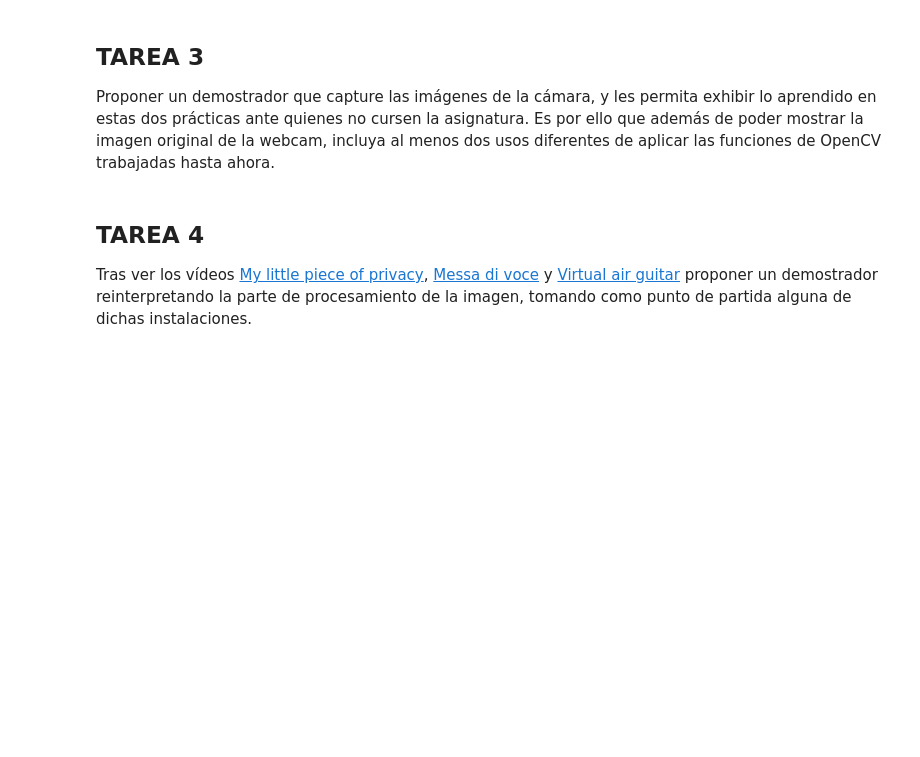
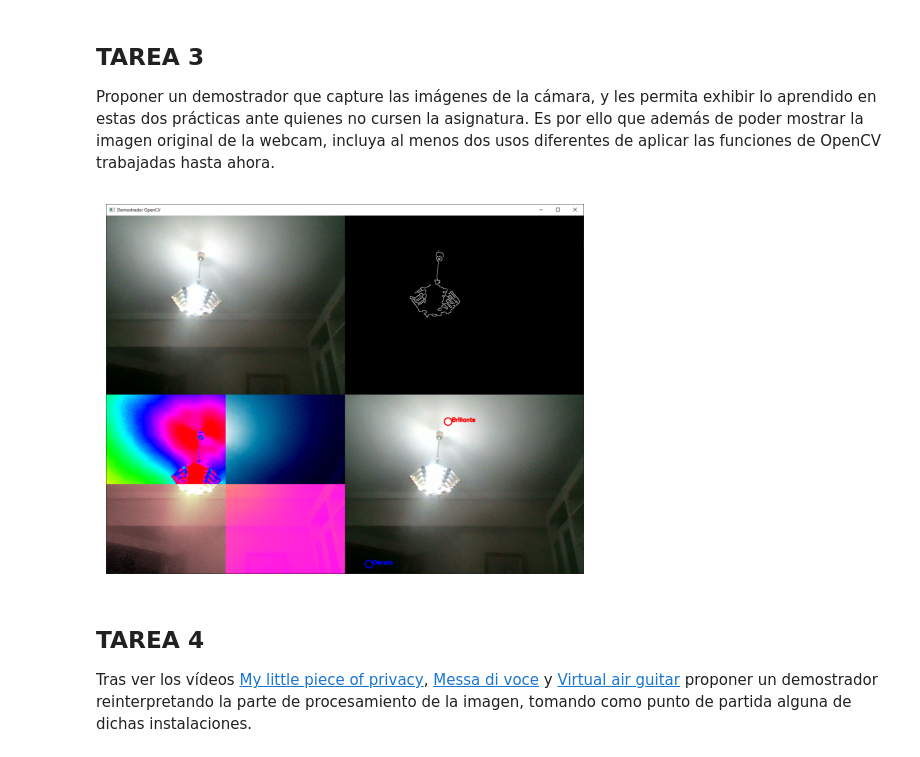
Before and after one commit to gitfrandu4/40982-VC_P2, a Jupyter notebook: VC_P2.ipynb, the cells around one changed output. Cells and saved outputs as stored; diff of their text form; code cells hidden in the pictures; blank space fills up the shorter version.

Commit message:
Terminado readme tareas 2 y 3

```diff
--- a/VC_P2.ipynb
+++ b/VC_P2.ipynb
@@ -331,6 +331,20 @@ while True:
 # Liberamos los recursos y cerramos las ventanas
 cap.release()
 cv2.destroyAllWindows()
+# %%
+#Cargamos un resultado manualmente (captura de pantalla), para la tarea 3
+
+from PIL import Image
+import matplotlib.pyplot as plt
+
+# Cargar la imagen
+imagen = Image.open('task3Result.png')
+
+plt.imshow(imagen)
+plt.axis('off')  # Opcional, para no mostrar los ejes
+plt.show()
+# %% [output]
+[figure, added]
 # %% [markdown]
 ## TAREA 4
 
```
Also changed, not shown: 2 other files.
